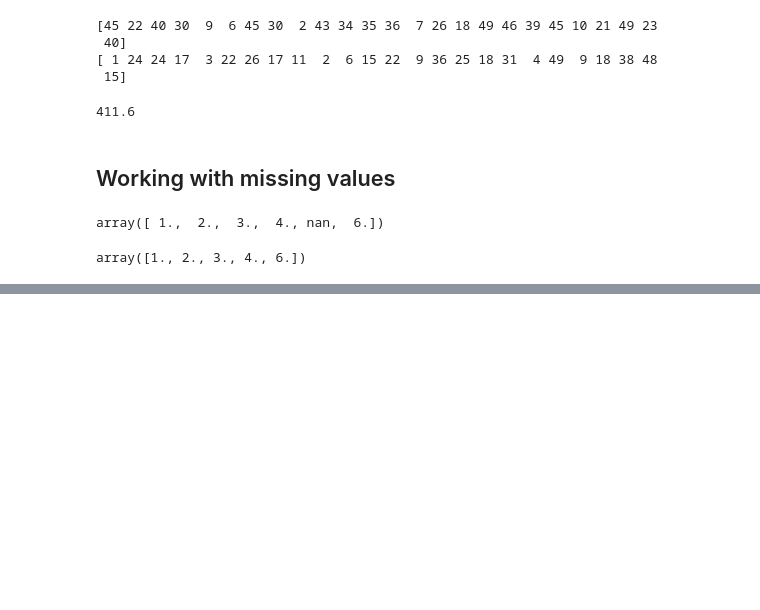
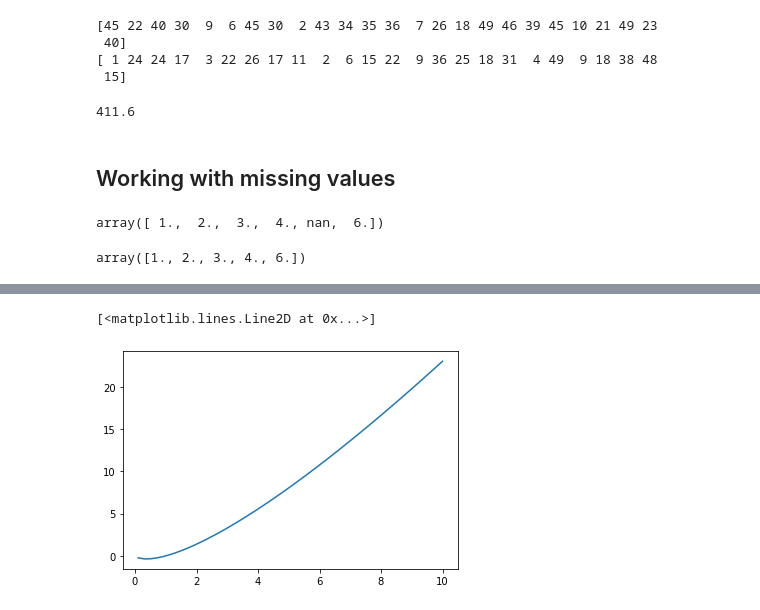
Before and after one commit to Aryan-Kamboj11/Python-Numpy, a Jupyter notebook: NUMPY.ipynb, the cells around one changed output, grey strips where cells are left out. Cells and saved outputs as stored; diff of their text form; code cells hidden in the pictures; blank space fills up the shorter version.

```diff
--- a/NUMPY.ipynb
+++ b/NUMPY.ipynb
@@ -286,0 +313,7 @@ array([1., 2., 3., 4., 6.])
+# %%
+y = x*np.log(x)
+# %%
+plt.plot(x,y)
+# %% [output]
+[<matplotlib.lines.Line2D at 0x...>]
+[figure, added]
```
Also changed, not shown: parts of 10 cells of this notebook.
